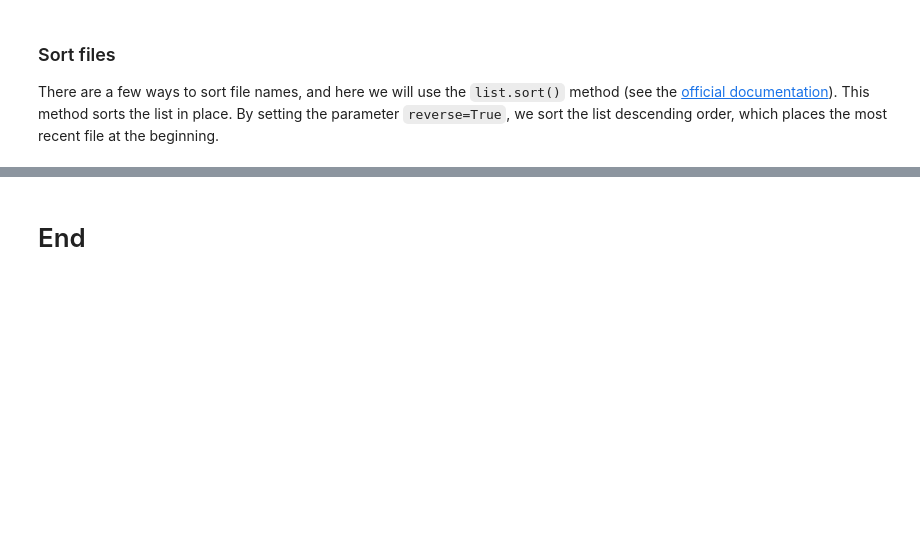
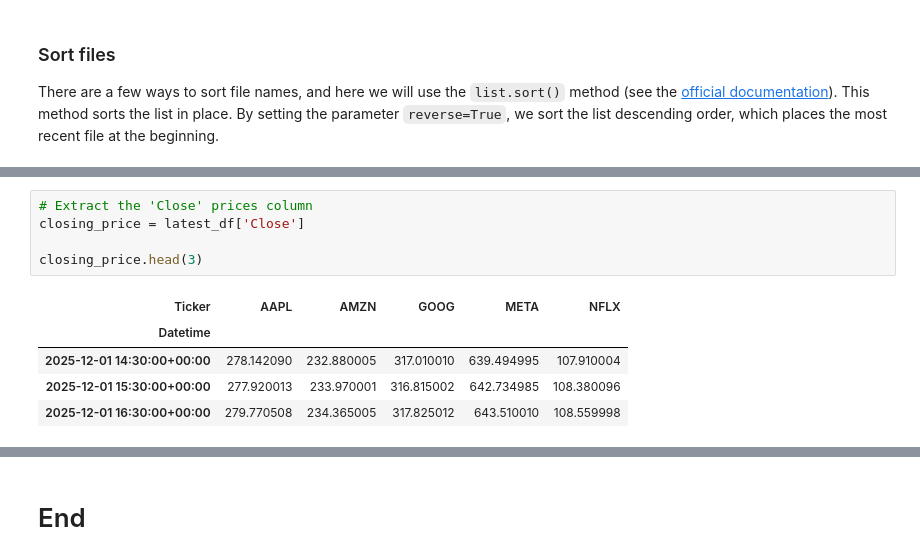
Before and after one commit to Oksyyy/computer-infrastructure, a Jupyter notebook: problems.ipynb, the cells around one changed output, grey strips where cells are left out. Cells and saved outputs as stored; diff of their text form; blank space fills up the shorter version.

```diff
--- a/problems.ipynb
+++ b/problems.ipynb
@@ -207,0 +260,11 @@ data_files[0]
+# %%
+# Extract the 'Close' prices column
+closing_price = latest_df['Close']
+
+closing_price.head(3)
+# %% [output]
+| Ticker | AAPL | AMZN | GOOG | META | NFLX |
+| Datetime |  |  |  |  |  |
+| 2025-12-01 14:30:00+00:00 | 278.142090 | 232.880005 | 317.010010 | 639.494995 | 107.910004 |
+| 2025-12-01 15:30:00+00:00 | 277.920013 | 233.970001 | 316.815002 | 642.734985 | 108.380096 |
+| 2025-12-01 16:30:00+00:00 | 279.770508 | 234.365005 | 317.825012 | 643.510010 | 108.559998 |
```
Also changed, not shown: parts of 19 cells of this notebook, 7 other files.
